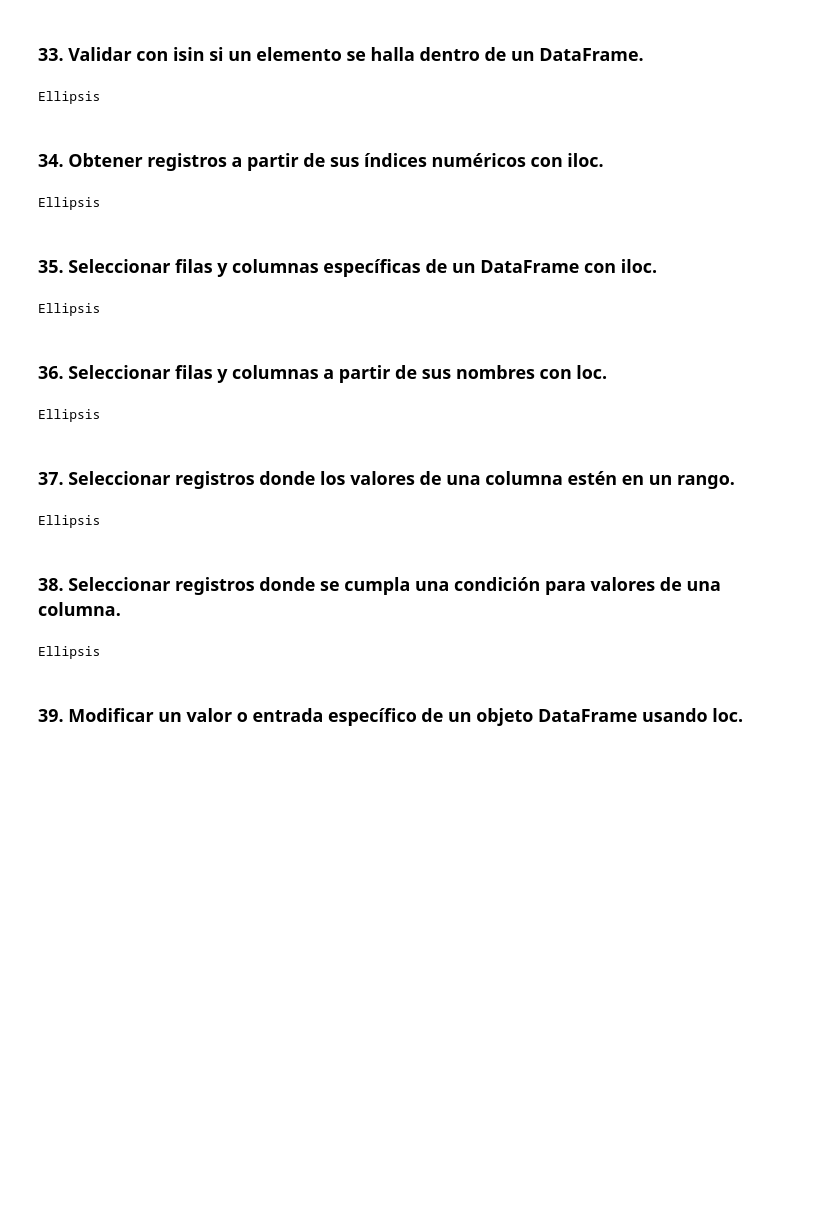
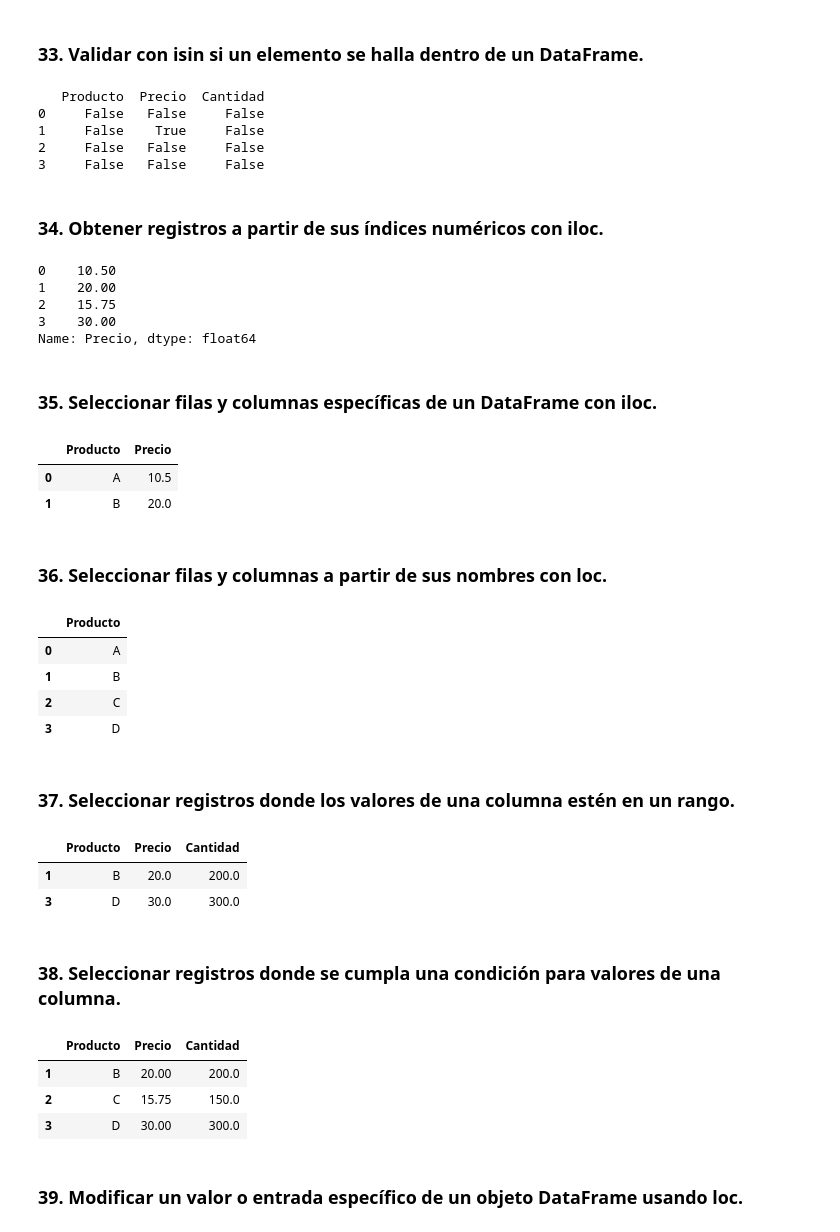
Before and after one commit to Manuel-Avecilla/PIA-MIA, a Jupyter notebook: pandas/Ejercicios_con_Dataframes_Pandas.ipynb, the cells around one changed output. Drawn from its saved outputs; the diff is of its cells as text; code cells hidden in the pictures; blank space fills up the shorter version.

```diff
--- a/pandas/Ejercicios_con_Dataframes_Pandas.ipynb
+++ b/pandas/Ejercicios_con_Dataframes_Pandas.ipynb
@@ -463,39 +553,95 @@ Ellipsis
 # %% [markdown]
 ### 33. Validar con isin si un elemento se halla dentro de un DataFrame.
 # %%
-...
+df_033= pd.DataFrame({
+    'Producto': ['A', 'B', 'C', 'D'],
+    'Precio': [10.5, 20.0, 15.75, 30.0],
+    'Cantidad': [100, 200, 150, 300]
+})
+
+print(df_033.isin({'Precio': [20.0]}))
 # %% [output]
-Ellipsis
+   Producto  Precio  Cantidad
+0     False   False     False
+1     False    True     False
+2     False   False     False
+3     False   False     False
 # %% [markdown]
 ### 34. Obtener registros a partir de sus índices numéricos con iloc.
 # %%
-...
+df_034= pd.DataFrame({
+    'Producto': ['A', 'B', 'C', 'D'],
+    'Precio': [10.5, 20.0, 15.75, 30.0],
+    'Cantidad': [100, 200, 150, 300]
+})
+
+df_034.iloc[:, 1]
 # %% [output]
-Ellipsis
+0    10.50
+1    20.00
+2    15.75
+3    30.00
+Name: Precio, dtype: float64
 # %% [markdown]
 ### 35. Seleccionar filas y columnas específicas de un DataFrame con iloc.
 # %%
-...
+df_035= pd.DataFrame({
+    'Producto': ['A', 'B', 'C', 'D'],
+    'Precio': [10.5, 20.0, 15.75, 30.0],
+    'Cantidad': [100, 200, 150, 300]
+})
+
+df_035.iloc[:2, :2]
 # %% [output]
-Ellipsis
+|  | Producto | Precio |
+| 0 | A | 10.5 |
+| 1 | B | 20.0 |
 # %% [markdown]
 ### 36. Seleccionar filas y columnas a partir de sus nombres con loc.
 # %%
-...
+df_036= pd.DataFrame({
+    'Producto': ['A', 'B', 'C', 'D'],
+    'Precio': [10.5, 20.0, 15.75, 30.0],
+    'Cantidad': [100, 200, 150, 300]
+})
+
+### 36. Seleccionar filas y columnas a partir de sus nombres con loc.
+df_035.loc[:, ['Producto']]
 # %% [output]
-Ellipsis
+|  | Producto |
+| 0 | A |
+| 1 | B |
+| 2 | C |
+| 3 | D |
 # %% [markdown]
 ### 37. Seleccionar registros donde los valores de una columna estén en un rango.
 # %%
-...
+df_037= pd.DataFrame({
+    'Producto': ['A', 'B', 'C', 'D'],
+    'Precio': [10.5, 20.0, 15.75, 30.0],
+    'Cantidad': [100, 200, 150, 300]
+})
+
+df_037.where((df_037['Precio'] > 15.0) & (df_037['Cantidad'] > 150)).dropna()
 # %% [output]
-Ellipsis
+|  | Producto | Precio | Cantidad |
+| 1 | B | 20.0 | 200.0 |
+| 3 | D | 30.0 | 300.0 |
 # %% [markdown]
 ### 38. Seleccionar registros donde se cumpla una condición para valores de una columna.
 # %%
-...
+df_038= pd.DataFrame({
+    'Producto': ['A', 'B', 'C', 'D'],
+    'Precio': [10.5, 20.0, 15.75, 30.0],
+    'Cantidad': [100, 200, 150, 300]
+})
+
+df_038.where(df_038['Precio'] > 15.0).dropna()
 # %% [output]
-Ellipsis
+|  | Producto | Precio | Cantidad |
+| 1 | B | 20.00 | 200.0 |
+| 2 | C | 15.75 | 150.0 |
+| 3 | D | 30.00 | 300.0 |
 # %% [markdown]
 ### 39. Modificar un valor o entrada específico de un objeto DataFrame usando loc.
 # %%
```
Also changed, not shown: parts of 12 cells of this notebook.
